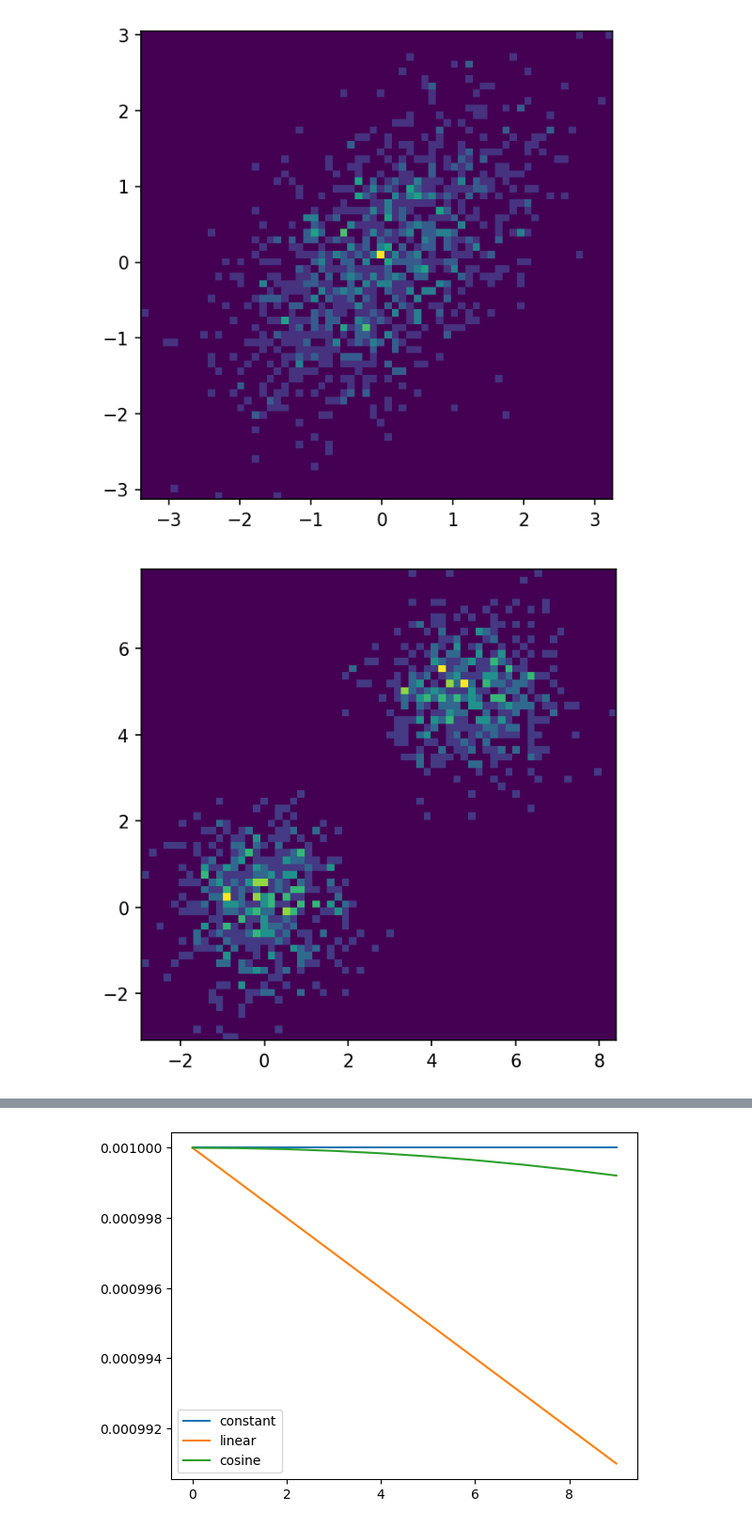
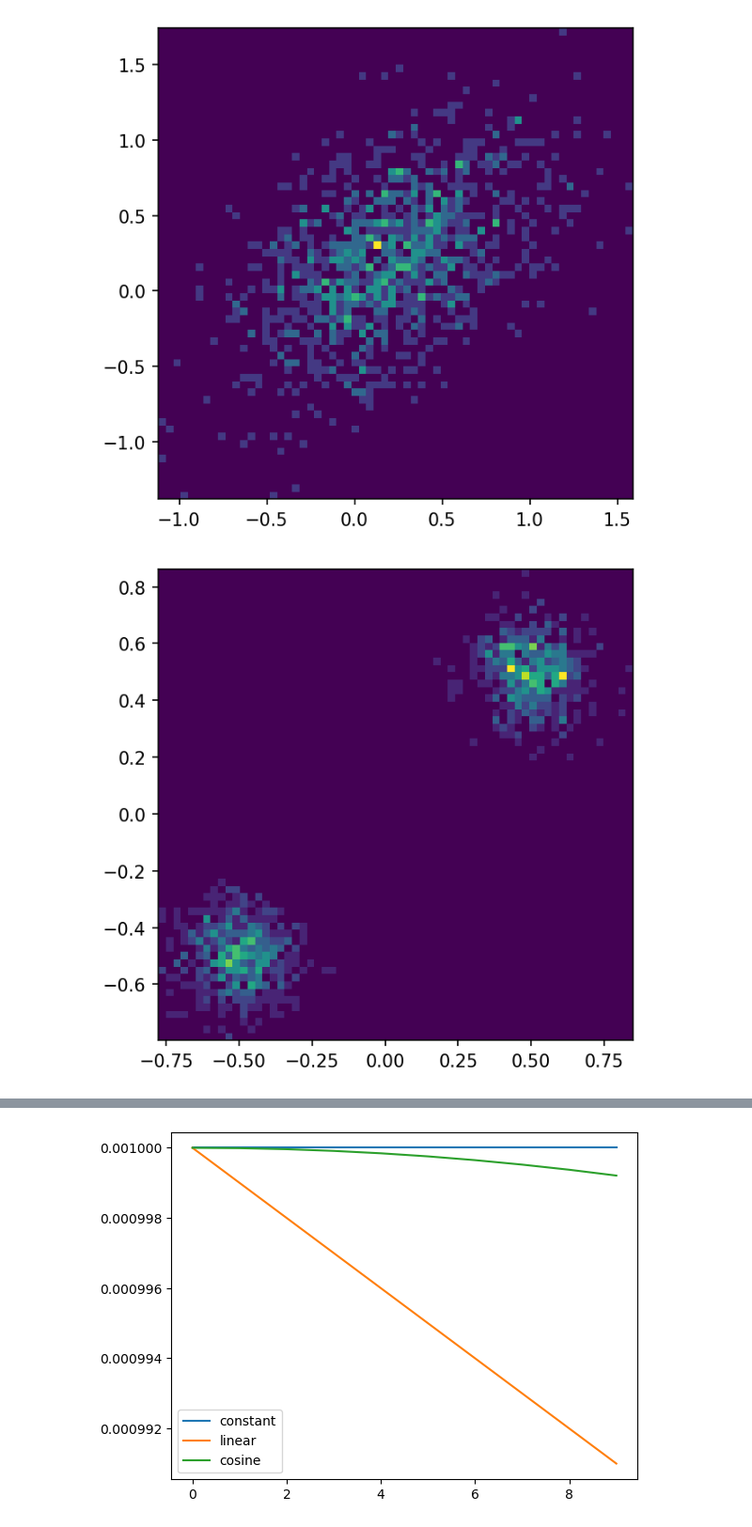
Before and after one commit to BurgerAndreas/sfm, a Jupyter notebook: scripts/dataviz.ipynb, the cells around one changed output, grey strips where cells are left out. Shown at 94% size. Drawn from its saved outputs; the diff is of its cells as text; code cells hidden in the pictures.

Commit message:
norm source domain

```diff
--- a/scripts/dataviz.ipynb
+++ b/scripts/dataviz.ipynb
@@ -31,13 +33,0 @@ plt.show()
-# %%
-
-dist = get_source_distribution("normal")
-samples = dist.sample(1000)
-
-plt.scatter(samples[:, 0], samples[:, 1])
-plt.show()
-
-if isinstance(samples, torch.Tensor):
-    samples = samples.cpu().numpy()
-plt.figure(figsize=(4.8, 4.8), dpi=150)
-plt.hist2d(*samples.T, bins=64)
-plt.show()
@@ -60,19 +47,19 @@ def plot_dist(n_samples=1000, **kwargs):
 # %%
 plot_dist(
     n_samples=1000,
-    **{"type": "gaussian", "mu": torch.tensor([0.0, 0.0]), "Sigma": torch.tensor([[1.0, 0.5], [0.5, 1.0]])},
+    **{"trgt": "gaussian", "mu": torch.tensor([0.2, 0.2]), "Sigma": torch.tensor([[0.2, 0.1], [0.1, 0.2]])},
 )
 # %% [output]
-[figure, old version]
+[figure, new version]
 # %%
 plot_dist(
     n_samples=1000,
     **{
-        "type": "mog",
-        "mus": torch.tensor([[0.0, 0.0], [5.0, 5.0]]),
-        "sigmas": torch.tensor([[1.0, 1.0], [1.0, 1.0]]),
+        "trgt": "mog",
+        "mus": torch.tensor([[-0.5, -0.5], [0.5, 0.5]]),
+        "sigmas": torch.tensor([[0.1, 0.1], [0.1, 0.1]]),
         "pis": torch.tensor([0.5, 0.5]),
     },
 )
 # %% [output]
-[figure, old version]
+[figure, new version]
```
Also changed, not shown: parts of 6 cells of this notebook, 35 other files.
